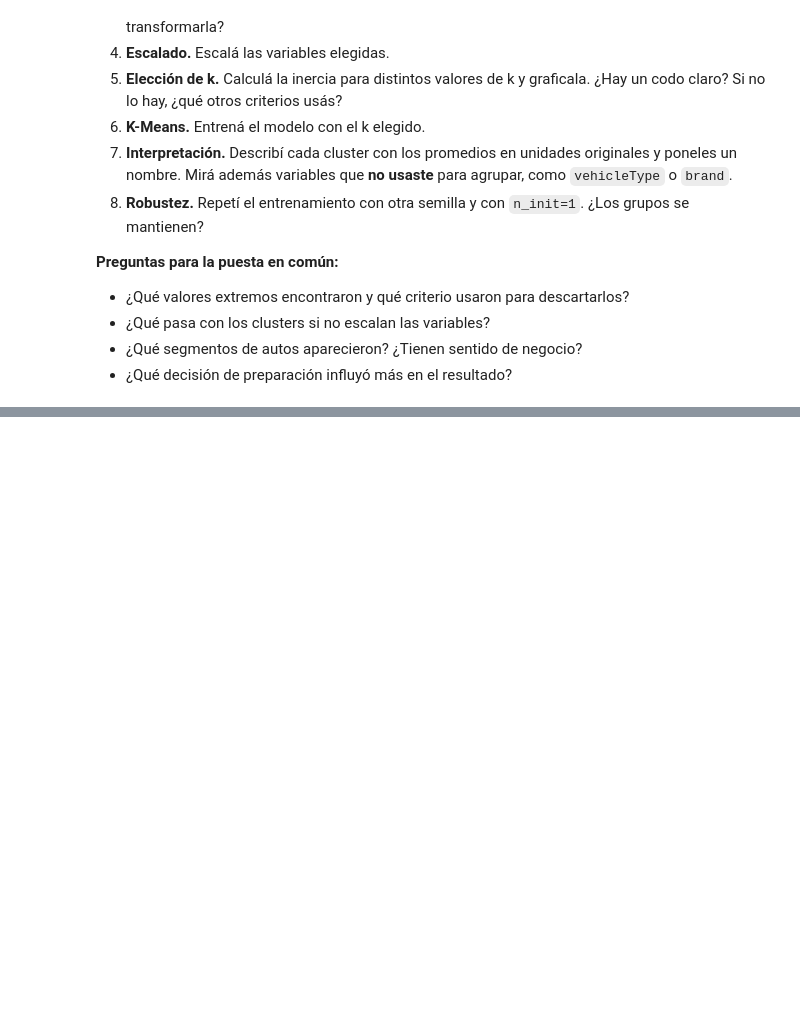
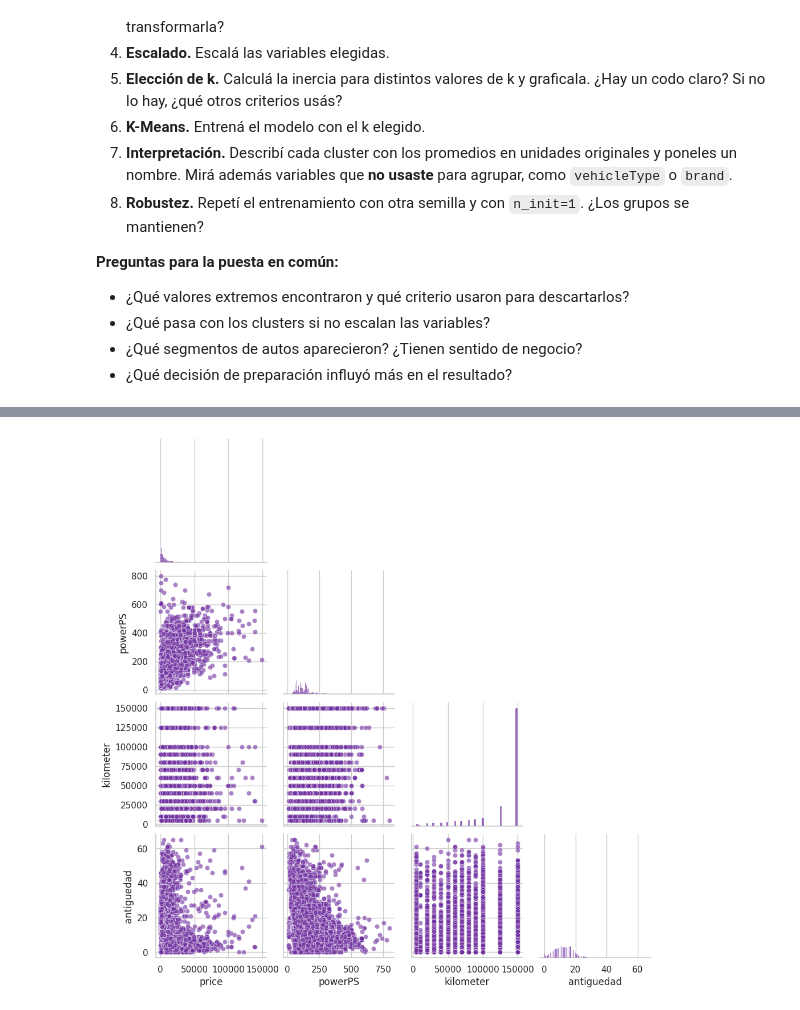
Before and after one commit to EmiiFernandez/actividades_data_sciente_ypf, a Jupyter notebook: notebook/C20_Notebook-24.ipynb, the cells around one changed output, grey strips where cells are left out. Saved outputs shown, nothing was run; the diff lists cells and outputs as text; code cells hidden in the pictures; blank space fills up the shorter version.

```diff
--- a/notebook/C20_Notebook-24.ipynb
+++ b/notebook/C20_Notebook-24.ipynb
@@ -334,0 +549,6 @@ autos.head()
+# %%
+sns.pairplot(autos_filtrado[["price", "powerPS", "kilometer", "antiguedad"]], corner=True,
+             plot_kws={"alpha": 0.6, "color": "#7030A0"}, diag_kws={"color": "#7030A0"})
+plt.show()
+# %% [output]
+[figure, added]
```
Also changed, not shown: parts of 41 cells of this notebook.
